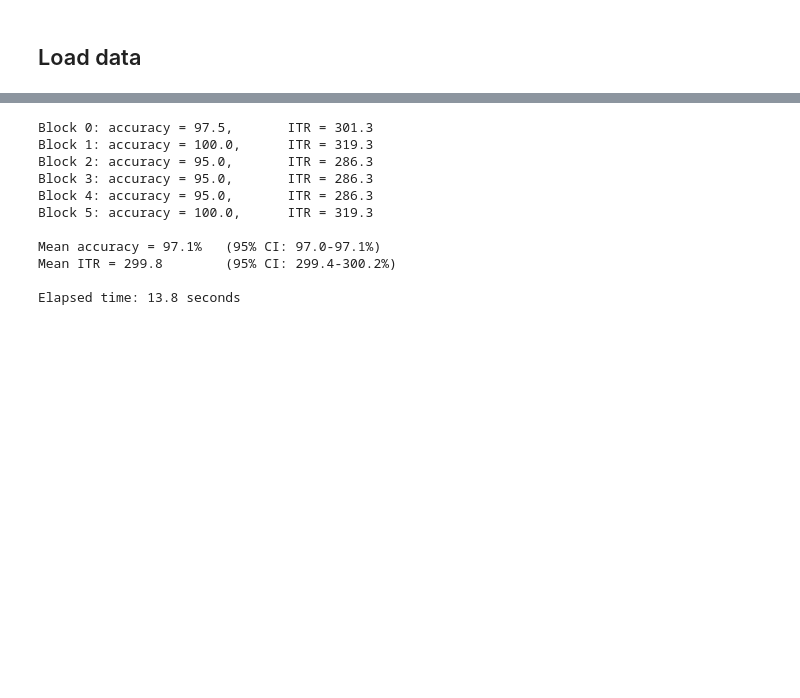
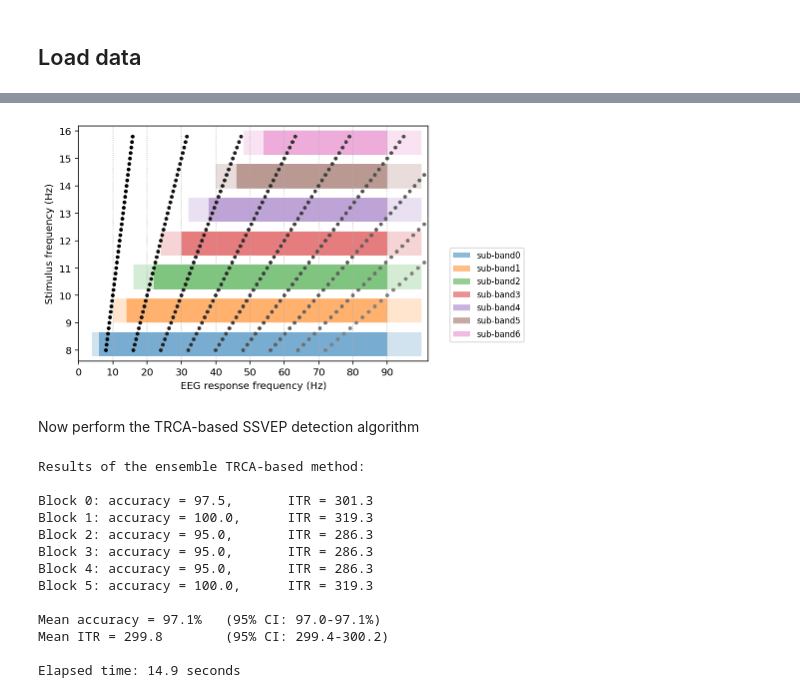
Before and after one commit to nbara/python-meegkit, a Jupyter notebook: examples/example_trca.ipynb, the cells around one changed output, grey strips where cells are left out. Cells and saved outputs as stored; diff of their text form; code cells hidden in the pictures; blank space fills up the shorter version.

```diff
--- a/examples/example_trca.ipynb
+++ b/examples/example_trca.ipynb
@@ -91,25 +90,52 @@ cross-validation approach.
+# %%
+filterbank = [[(6, 90), (4, 100)],  # passband, stopband freqs [(Wp), (Ws)]
+              [(14, 90), (10, 100)],
+              [(22, 90), (16, 100)],
+              [(30, 90), (24, 100)],
+              [(38, 90), (32, 100)],
+              [(46, 90), (40, 100)],
+              [(54, 90), (48, 100)]]
+
+f, ax = plt.subplots(1, figsize=(7, 4))
+for i, band in enumerate(filterbank):
+    ax.axvspan(ymin=i / len(filterbank) + .02,
+               ymax=(i + 1) / len(filterbank) - .02,
+               xmin=filterbank[i][1][0], xmax=filterbank[i][1][1],
+               alpha=0.2, facecolor=f'C{i}')
+    ax.axvspan(ymin=i / len(filterbank) + .02,
+               ymax=(i + 1) / len(filterbank) - .02,
+               xmin=filterbank[i][0][0], xmax=filterbank[i][0][1],
+               alpha=0.5, label=f'sub-band{i}', facecolor=f'C{i}')
+
+for f in list_freqs.flat:
+    colors = np.ones((9, 4))
+    colors[:, :3] = np.linspace(0, .5, 9)[:, None]
+    ax.scatter(f * np.arange(1, 10), [f] * 9, c=colors, s=8, zorder=100)
+
+ax.set_ylabel('Stimulus frequency (Hz)')
+ax.set_xlabel('EEG response frequency (Hz)')
+ax.set_xlim([0, 102])
+ax.set_xticks(np.arange(0, 100, 10))
+ax.grid(True, ls=':', axis='x')
+ax.legend(bbox_to_anchor=(1.05, .5), fontsize='small')
+plt.tight_layout()
+plt.show()
+# %% [output]
+[figure, added]
+# %% [markdown]
+Now perform the TRCA-based SSVEP detection algorithm
 # %%
-# We use the filterbank specification described in [2]_.
-filterbank = [[(6, 90), (4, 100)],  # passband freqs, stopband freqs (Wp, Ws)
-              [(14, 90), (10, 100)],
-              [(22, 90), (16, 100)],
-              [(30, 90), (24, 100)],
-              [(38, 90), (32, 100)],
-              [(46, 90), (40, 100)],
-              [(54, 90), (48, 100)]]
 trca = TRCA(sfreq, filterbank, is_ensemble)
 
+print('Results of the ensemble TRCA-based method:\n')
 accs = np.zeros(n_blocks)
 itrs = np.zeros(n_blocks)
 for i in range(n_blocks):
 
-    # Training stage
-    traindata = eeg.copy()
-
     # Select all folds except one for training
     traindata = np.concatenate(
-        (traindata[..., :i * n_trials],
-         traindata[..., (i + 1) * n_trials:]), 2)
+        (eeg[..., :i * n_trials],
+         eeg[..., (i + 1) * n_trials:]), 2)
     y_train = np.concatenate(
         (labels[:i * n_trials], labels[(i + 1) * n_trials:]), 0)
 
@@ -124,16 +150,15 @@ for i in range(n_blocks):
     # Evaluation of the performance for this fold (accuracy and ITR)
     is_correct = estimated == y_test
     accs[i] = np.mean(is_correct) * 100
-    itrs[i] = itr(n_targets, np.mean(is_correct), len_sel_s)
+    itrs[i] = itr(n_targets, np.mean(is_correct), dur_sel_s)
     print(f"Block {i}: accuracy = {accs[i]:.1f}, \tITR = {itrs[i]:.1f}")
 
 # Mean accuracy and ITR computation
 mu, _, muci, _ = normfit(accs, alpha_ci)
-print()
-print(f"Mean accuracy = {mu:.1f}%\t({ci:.0f}% CI: {muci[0]:.1f}-{muci[1]:.1f}%)")  # noqa
+print(f"\nMean accuracy = {mu:.1f}%\t({ci:.0f}% CI: {muci[0]:.1f}-{muci[1]:.1f}%)")  # noqa
 
 mu, _, muci, _ = normfit(itrs, alpha_ci)
-print(f"Mean ITR = {mu:.1f}\t({ci:.0f}% CI: {muci[0]:.1f}-{muci[1]:.1f}%)")
+print(f"Mean ITR = {mu:.1f}\t({ci:.0f}% CI: {muci[0]:.1f}-{muci[1]:.1f})")
 if is_ensemble:
     ensemble = 'ensemble TRCA-based method'
 else:
@@ -141,6 +166,8 @@ else:
 
 print(f"\nElapsed time: {time.time()-t:.1f} seconds")
 # %% [output]
+Results of the ensemble TRCA-based method:
+
 Block 0: accuracy = 97.5,       ITR = 301.3
 Block 1: accuracy = 100.0,      ITR = 319.3
 Block 2: accuracy = 95.0,       ITR = 286.3
@@ -149,6 +176,6 @@ Block 4: accuracy = 95.0,       ITR = 286.3
 Block 5: accuracy = 100.0,      ITR = 319.3
 
 Mean accuracy = 97.1%   (95% CI: 97.0-97.1%)
-Mean ITR = 299.8        (95% CI: 299.4-300.2%)
+Mean ITR = 299.8        (95% CI: 299.4-300.2)
 
-Elapsed time: 13.8 seconds
+Elapsed time: 14.9 seconds
```
Also changed, not shown: parts of 6 cells of this notebook, 6 other files.
